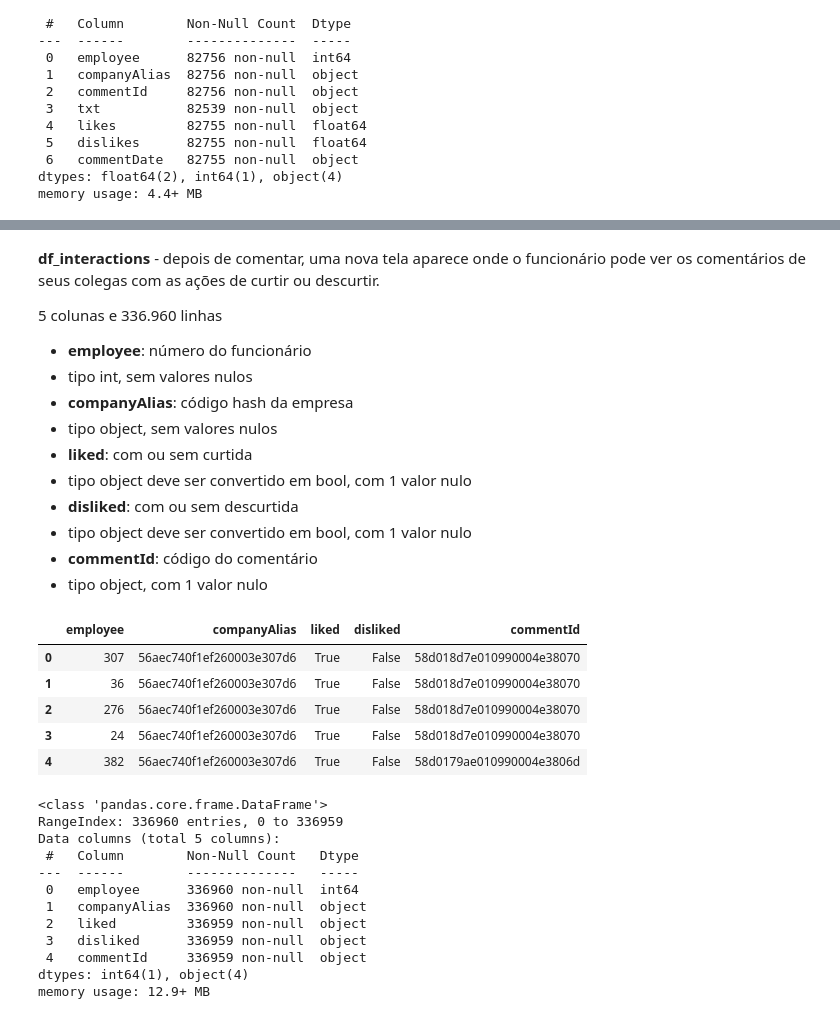
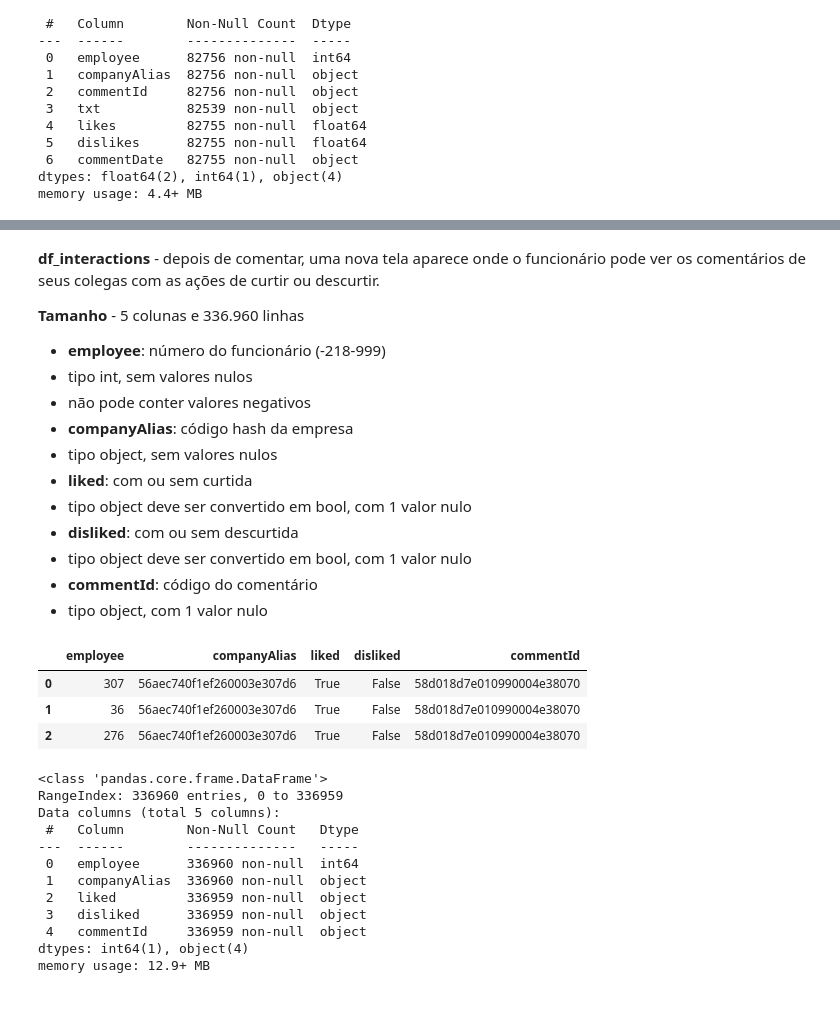
Before and after one commit to bruna-calistrate/DataWrangling-Case1, a Jupyter notebook: Case_1_Data_Wrangling_Daily_Happiness_&_Employee_Turnover.ipynb, the cells around one changed output, grey strips where cells are left out. Cells and saved outputs as stored; diff of their text form; code cells hidden in the pictures.

```diff
--- a/Case_1_Data_Wrangling_Daily_Happiness_&_Employee_Turnover.ipynb
+++ b/Case_1_Data_Wrangling_Daily_Happiness_&_Employee_Turnover.ipynb
@@ -124,9 +155,10 @@ memory usage: 4.4+ MB
 # %% [markdown]
 **df_interactions** - depois de comentar, uma nova tela aparece onde o funcionário pode ver os comentários de seus colegas com as ações de curtir ou descurtir.
 
-5 colunas e 336.960 linhas
-* **employee**: número do funcionário
+**Tamanho** - 5 colunas e 336.960 linhas
+* **employee**: número do funcionário (-218-999)
  * tipo int, sem valores nulos
+ * não pode conter valores negativos
 * **companyAlias**: código hash da empresa
  * tipo object, sem valores nulos
 * **liked**: com ou sem curtida
@@ -136,16 +168,16 @@ memory usage: 4.4+ MB
 * **commentId**: código do comentário
  * tipo object, com 1 valor nulo
 # %%
-df_interactions = pd.read_csv('https://raw.githubusercontent.com/bruna-calistrate/DataWrangling-Case1/main/commentInteractions.csv')
+df_interactions = pd.read_csv(
+    'https://raw.githubusercontent.com/bruna-calistrate/DataWrangling-Case1/main/dados/commentInteractions.csv'
+    )
 
-df_interactions.head()
+df_interactions.head(3)
 # %% [output]
 |  | employee | companyAlias | liked | disliked | commentId |
 | 0 | 307 | 56aec740f1ef260003e307d6 | True | False | 58d018d7e010990004e38070 |
 | 1 | 36 | 56aec740f1ef260003e307d6 | True | False | 58d018d7e010990004e38070 |
 | 2 | 276 | 56aec740f1ef260003e307d6 | True | False | 58d018d7e010990004e38070 |
-| 3 | 24 | 56aec740f1ef260003e307d6 | True | False | 58d018d7e010990004e38070 |
-| 4 | 382 | 56aec740f1ef260003e307d6 | True | False | 58d0179ae010990004e3806d |
 # %%
 df_interactions.info()
 # %% [output]
```
Also changed, not shown: parts of 188 cells of this notebook.
